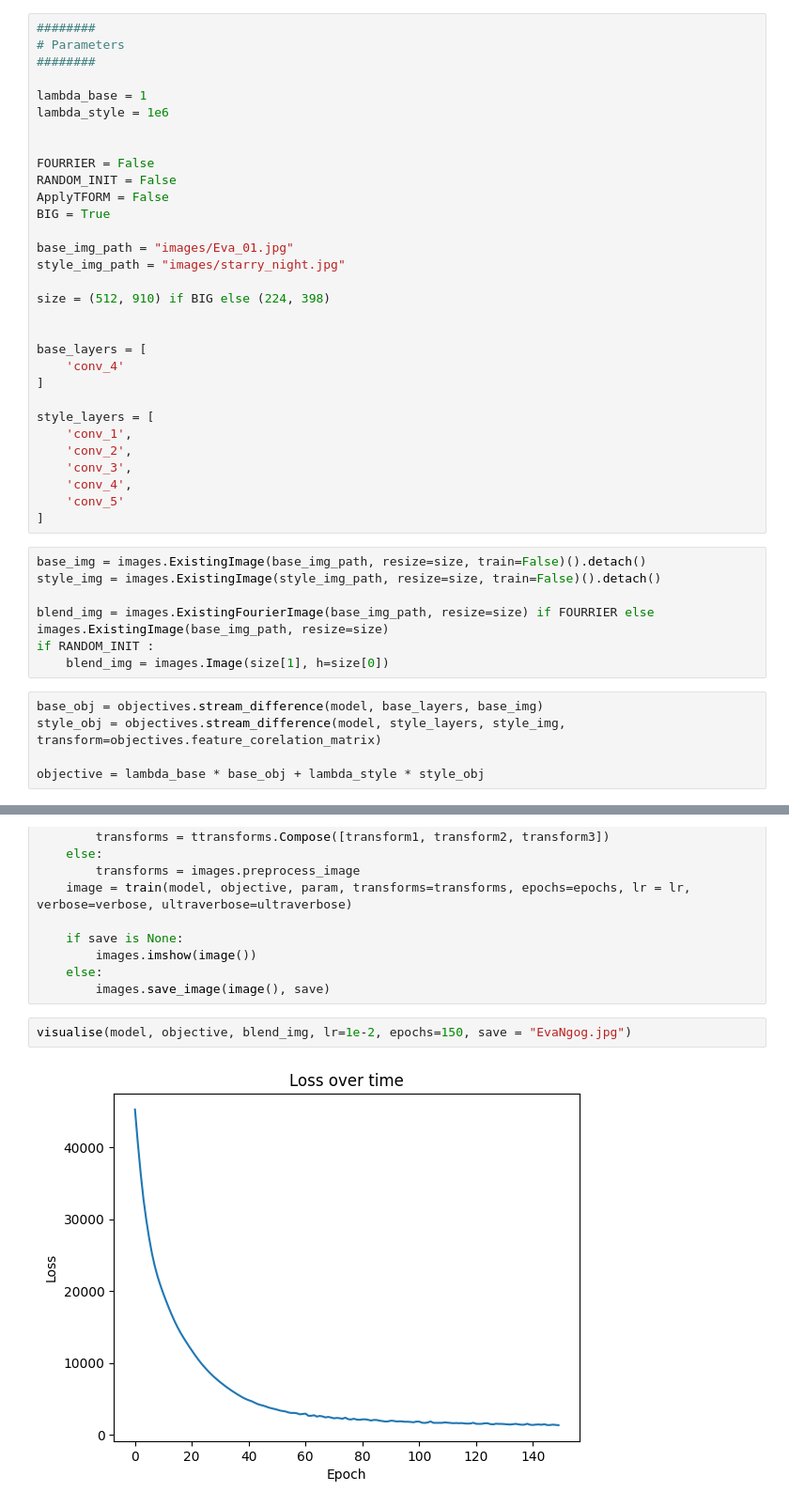
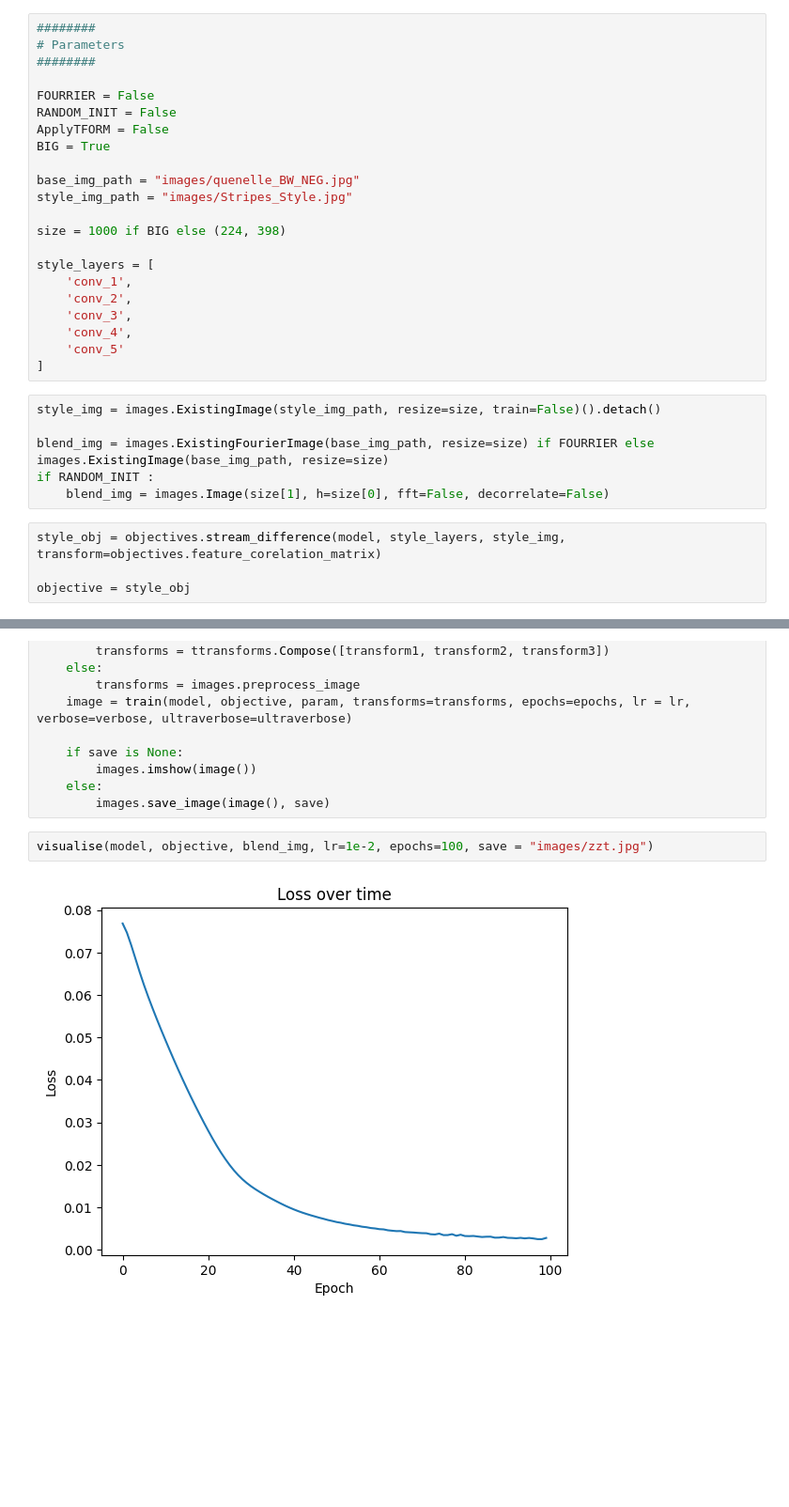
Before and after one commit to Parabrele/feature-vizu, a Jupyter notebook: demonic_blender.ipynb, the cells around one changed output, grey strips where cells are left out. Shown at 94% size. Drawn from its saved outputs; the diff is of its cells as text; blank space fills up the shorter version.

```diff
--- a/demonic_blender.ipynb
+++ b/demonic_blender.ipynb
@@ -44,25 +49,16 @@ model = models.vgg19(pretrained=True).features.eval()
 ########
 # Parameters
 ########
-
-lambda_base = 1
-lambda_style = 1e6
-
 
 FOURRIER = False
 RANDOM_INIT = False
 ApplyTFORM = False
 BIG = True
 
-base_img_path = "images/Eva_01.jpg"
-style_img_path = "images/starry_night.jpg"
+base_img_path = "images/quenelle_BW_NEG.jpg"
+style_img_path = "images/Stripes_Style.jpg"
 
-size = (512, 910) if BIG else (224, 398)
-
-
-base_layers = [
-    'conv_4'
-]
+size = 1000 if BIG else (224, 398)
 
 style_layers = [
     'conv_1',
@@ -72,17 +68,15 @@ style_layers = [
     'conv_5'
 ]
 # %%
-base_img = images.ExistingImage(base_img_path, resize=size, train=False)().detach()
 style_img = images.ExistingImage(style_img_path, resize=size, train=False)().detach()
 
 blend_img = images.ExistingFourierImage(base_img_path, resize=size) if FOURRIER else images.ExistingImage(base_img_path, resize=size)
 if RANDOM_INIT :
-    blend_img = images.Image(size[1], h=size[0])
+    blend_img = images.Image(size[1], h=size[0], fft=False, decorrelate=False)
 # %%
-base_obj = objectives.stream_difference(model, base_layers, base_img)
 style_obj = objectives.stream_difference(model, style_layers, style_img, transform=objectives.feature_corelation_matrix)
 
-objective = lambda_base * base_obj + lambda_style * style_obj
+objective = style_obj
 # %%
 def train(model, objective, param, transforms = None, epochs = 100, lr = 0.01, verbose = True, ultraverbose = False):
     """
@@ -152,6 +146,6 @@ def visualise(model, objective, param, epochs=500, lr=10, verbose=True, ultraver
     else:
         images.save_image(image(), save)
 # %%
-visualise(model, objective, blend_img, lr=1e-2, epochs=150, save = "EvaNgog.jpg")
+visualise(model, objective, blend_img, lr=1e-2, epochs=100, save = "images/zzt.jpg")
 # %% [output]
-[figure, old version]
+[figure, new version]
```
Also changed, not shown: parts of 1 cell of this notebook, 2 other files.
